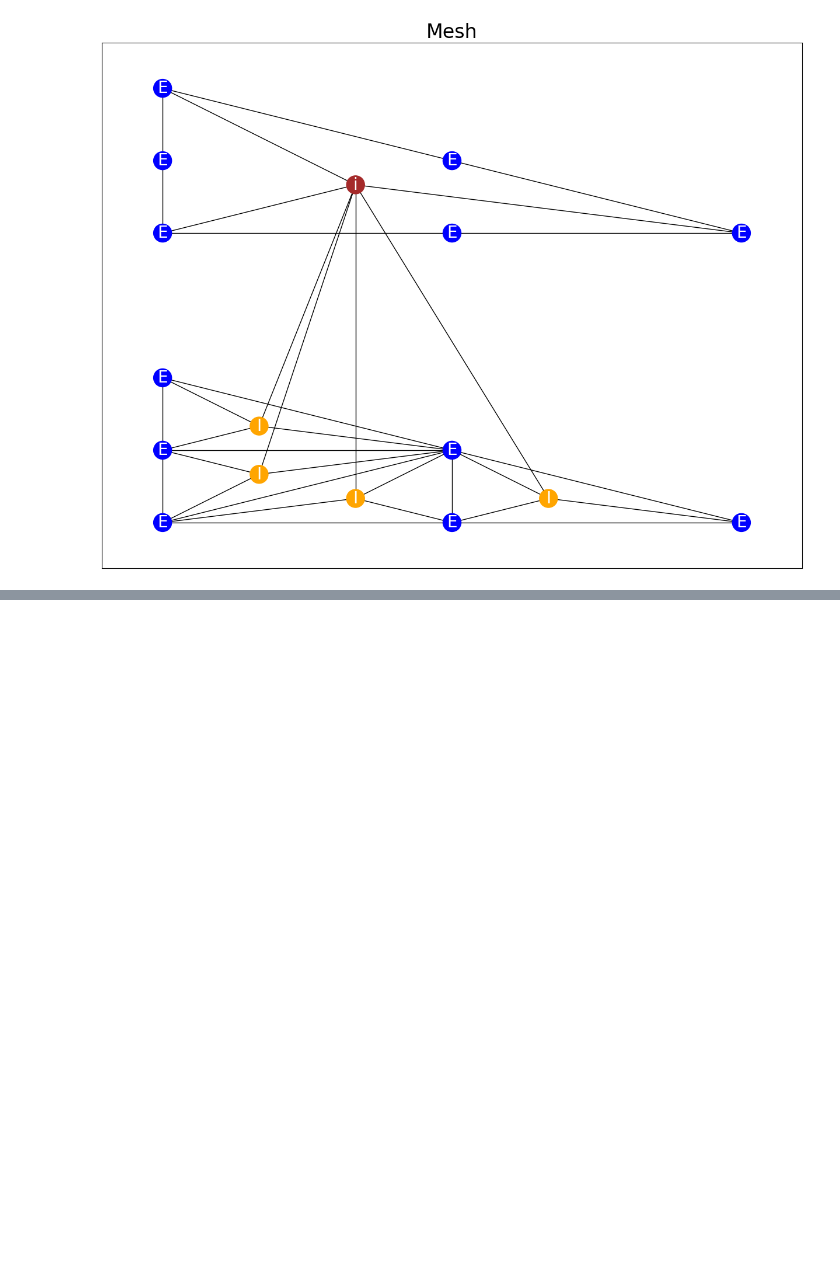
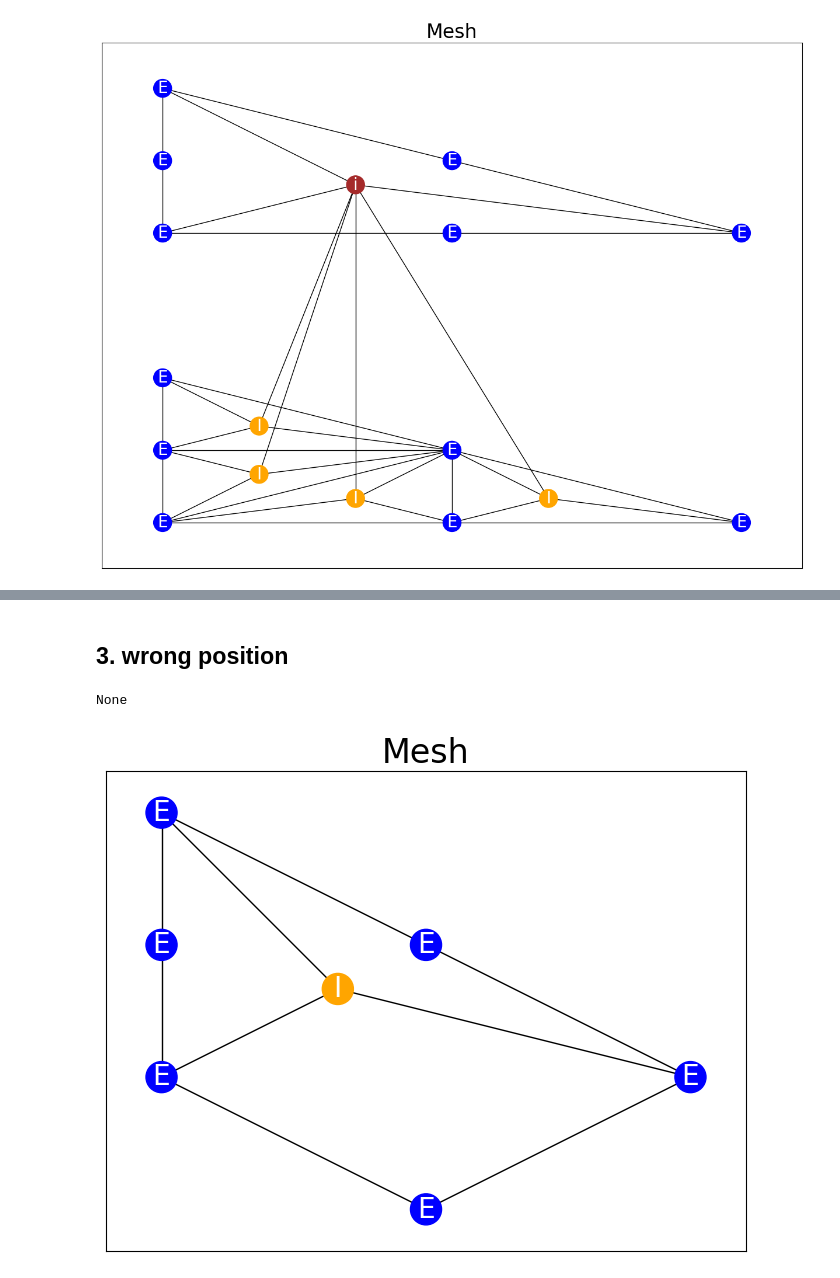
Before and after one commit to GGProjectWed1820/GGProject, a Jupyter notebook: examples/prod5.ipynb, the cells around one changed output, grey strips where cells are left out. Cells and saved outputs as stored; diff of their text form; code cells hidden in the pictures; blank space fills up the shorter version.

```diff
--- a/examples/prod5.ipynb
+++ b/examples/prod5.ipynb
@@ -56,0 +124,13 @@ draw(p1_after_first_p2, figsize=(12, 9))
+# %% [markdown]
+<h2>3. wrong position</h2>
+# %%
+test_graph = get_correct_left_side()
+test_graph.nodes[3]['position'] = (0.5, 1.5)
+subgraph = p5.find_isomorphic_to_left_side(test_graph)
+print(subgraph)
+# %% [output]
+None
+# %%
+draw(test_graph)
+# %% [output]
+[figure, added]
```
Also changed, not shown: parts of 13 cells of this notebook, 3 other files.
